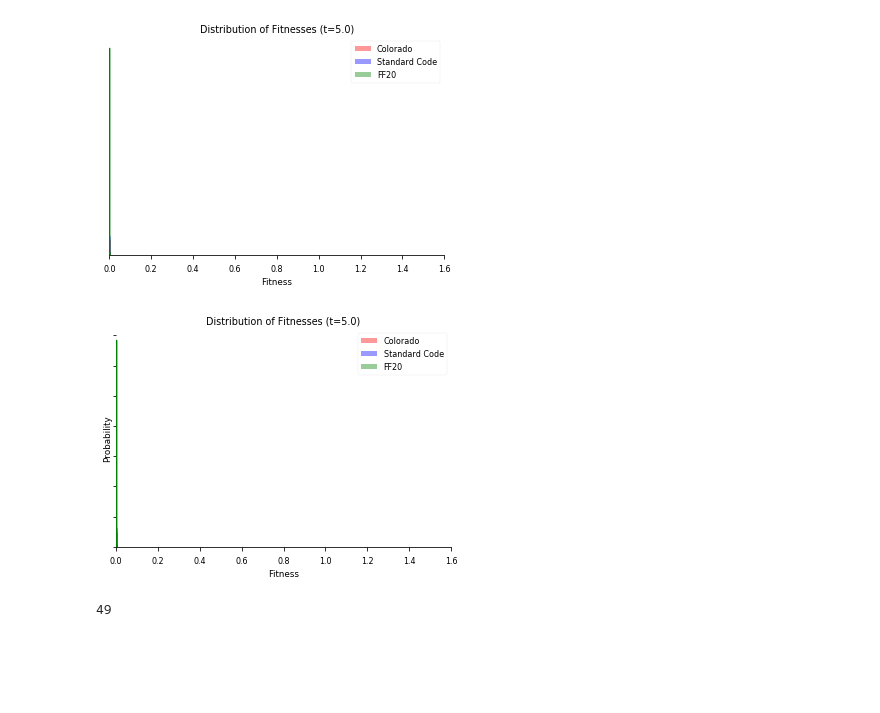
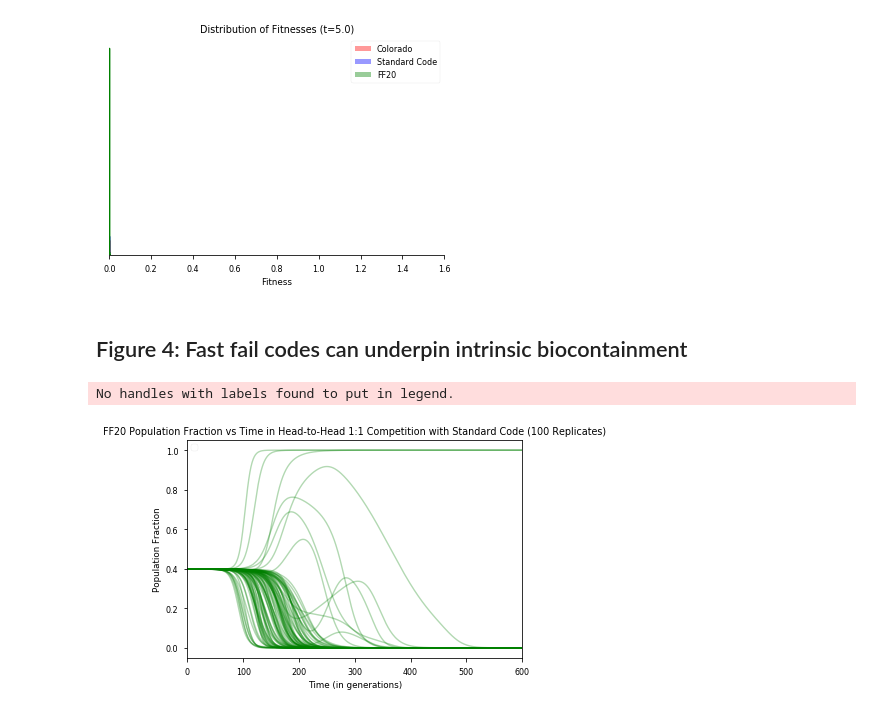
Before and after one commit to EndyLab/codon-tables, a Jupyter notebook: notebooks/fast_fail_figs.ipynb, the cells around one changed output. Drawn from its saved outputs; the diff is of its cells as text; code cells hidden in the pictures; blank space fills up the shorter version.

```diff
--- a/notebooks/fast_fail_figs.ipynb
+++ b/notebooks/fast_fail_figs.ipynb
@@ -747,11 +747,50 @@ framer(5)
 # anim.save('test.gif', writer='imagemagick', fps=fps, dpi=dpi);
 # %% [output]
 [figure]
-# %%
-framer(5)
-# %% [output]
-[figure, removed]
-# %%
-frames
-# %% [output]
-49
+# %% [markdown]
+## Figure 4: Fast fail codes can underpin intrinsic biocontainment
+# %%
+# get contour dataframes
+DF = pd.DataFrame()
+filenames = [
+    '/home/jonathan/Lab/ATD/codon-tables/data/contour_test/N=1e6_b=1_l=2/SC_vs_FF20_contour_3/output/2018-04-05_SC_vs_FF20_contour_3_concatenated.pickle' # vs FF20
+]
+# get dataframes
+for file in filenames:
+    with open(file, 'rb') as handle:
+        df = pickle.load(handle)
+        DF = pd.concat([DF, df], copy=False)
+# %%
+# show individual traces
+def tracer(DF, code):
+    df = DF.loc[DF['code'] == code]
+    sims = set(df['sim'])
+    colordict = {
+#     'Standard Code' : 'blue',
+    'Colorado' : 'red',
+    'FF20' : 'green',
+    'RED20' : 'purple',
+    'PROMISC20' : 'orange'
+    }
+    for sim in sims:
+        lildf = df.loc[df['sim'] == sim]
+        t = lildf['time']
+        x = lildf['popfrac']
+        label = code if sim == 0 else ''
+        plt.plot(t, x, color=colordict[code], alpha=0.3, label=label)
+# get index of N_0 closest to 1:1
+ind = np.argmin(np.abs(1 - 2*DF['N_0']/(1e6)).values)
+n_0 = DF['N_0'].iloc[ind]
+
+df = DF.loc[df['N_0']==n_0]
+tracer(df, 'FF20')
+plt.xlim([0,600])
+plt.title('FF20 Population Fraction vs Time in Head-to-Head 1:1 Competition with Standard Code (100 Replicates)')
+plt.xlabel('Time (in generations)')
+plt.ylabel('Population Fraction')
+plt.legend()
+plt.savefig('test_competition_3.png')
+plt.show()
+# %% [output]
+No handles with labels found to put in legend.
+[figure, added]
```
Also changed, not shown: parts of 2 cells of this notebook, 2 other files.
